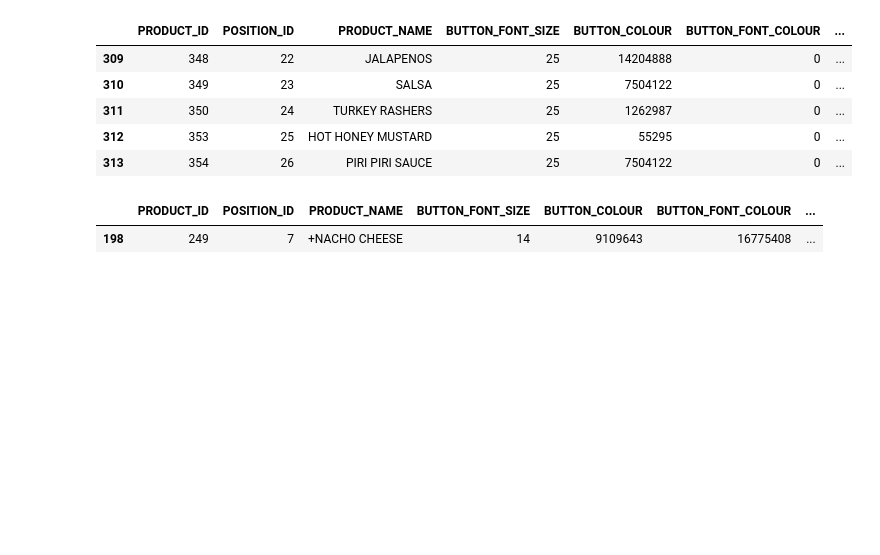
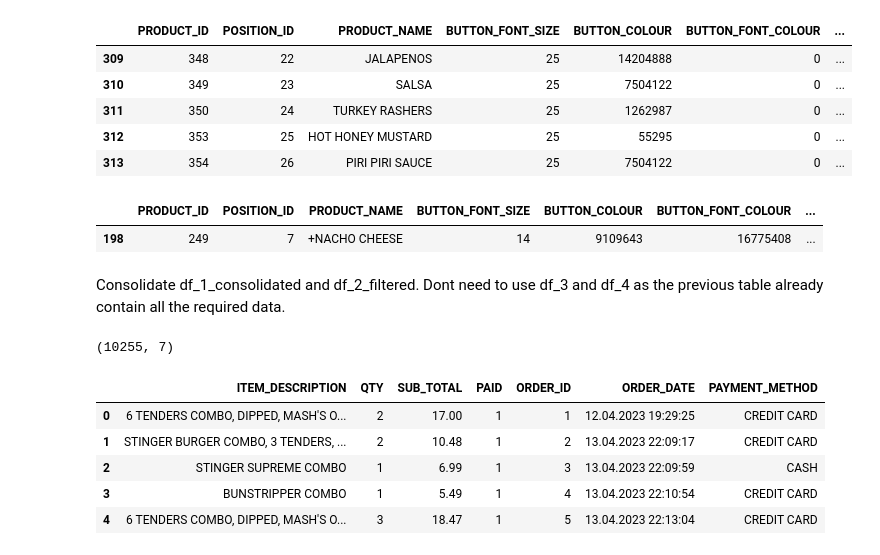
Before and after one commit to Muhammadali1029/matchday_demand_forecasting, a Jupyter notebook: notebooks/01_eda.ipynb, the cells around one changed output. Saved outputs shown, nothing was run; the diff lists cells and outputs as text; code cells hidden in the pictures; blank space fills up the shorter version.

Commit message:
Merge the two tables and drop the ORDER HEADER ID column

```diff
--- a/notebooks/01_eda.ipynb
+++ b/notebooks/01_eda.ipynb
@@ -200,5 +200,5 @@ df_2.head(10)
 # %% [markdown]
 Filter ORDER HEADER table for only the relevant columns.
 # %%
-df_2_filtered = df_2[['ORDER_DATE', 'PAYMENT_METHOD']]
+df_2_filtered = df_2[['ORDER_ID', 'ORDER_DATE', 'PAYMENT_METHOD']]
 df_2_filtered.head()
@@ -229,3 +236,19 @@ df_4[df_4['PRODUCT_ID'] == 249]
 # %% [output]
 |  | PRODUCT_ID | POSITION_ID | PRODUCT_NAME | BUTTON_FONT_SIZE | BUTTON_COLOUR | BUTTON_FONT_COLOUR | ... |
 | 198 | 249 | 7 | +NACHO CHEESE | 14 | 9109643 | 16775408 | ... |
+# %% [markdown]
+Consolidate df_1_consolidated and df_2_filtered.
+Dont need to use df_3 and df_4 as the previous table already contain all the required data.
+# %%
+final_df = pd.merge(df_1_consolidated, df_2_filtered, left_on='ORDER_HEADER_ID', right_on='ORDER_ID', how='inner')
+final_df = final_df.drop('ORDER_HEADER_ID', axis=1)
+print(final_df.shape)
+final_df.head()
+# %% [output]
+(10255, 7)
+|  | ITEM_DESCRIPTION | QTY | SUB_TOTAL | PAID | ORDER_ID | ORDER_DATE | PAYMENT_METHOD |
+| 0 | 6 TENDERS COMBO, DIPPED, MASH'S O... | 2 | 17.00 | 1 | 1 | 12.04.2023 19:29:25 | CREDIT CARD |
+| 1 | STINGER BURGER COMBO, 3 TENDERS, ... | 2 | 10.48 | 1 | 2 | 13.04.2023 22:09:17 | CREDIT CARD |
+| 2 | STINGER SUPREME COMBO | 1 | 6.99 | 1 | 3 | 13.04.2023 22:09:59 | CASH |
+| 3 | BUNSTRIPPER COMBO | 1 | 5.49 | 1 | 4 | 13.04.2023 22:10:54 | CREDIT CARD |
+| 4 | 6 TENDERS COMBO, DIPPED, MASH'S O... | 3 | 18.47 | 1 | 5 | 13.04.2023 22:13:04 | CREDIT CARD |
```
Also changed, not shown: parts of 1 cell of this notebook.
